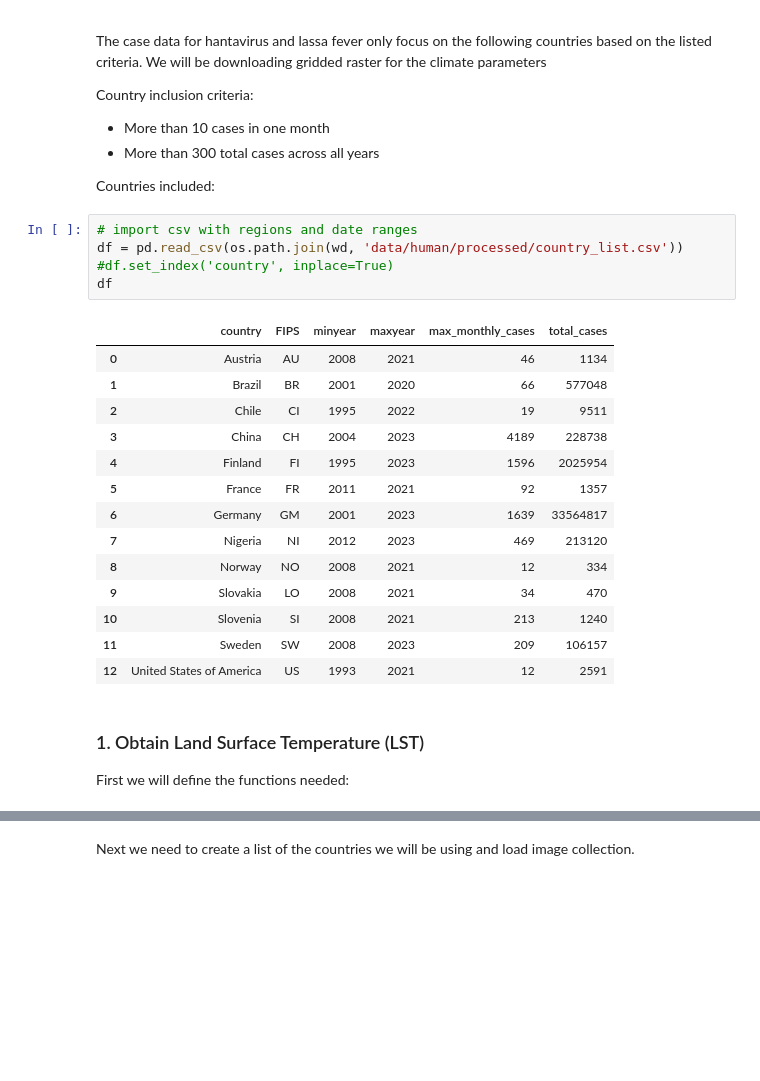
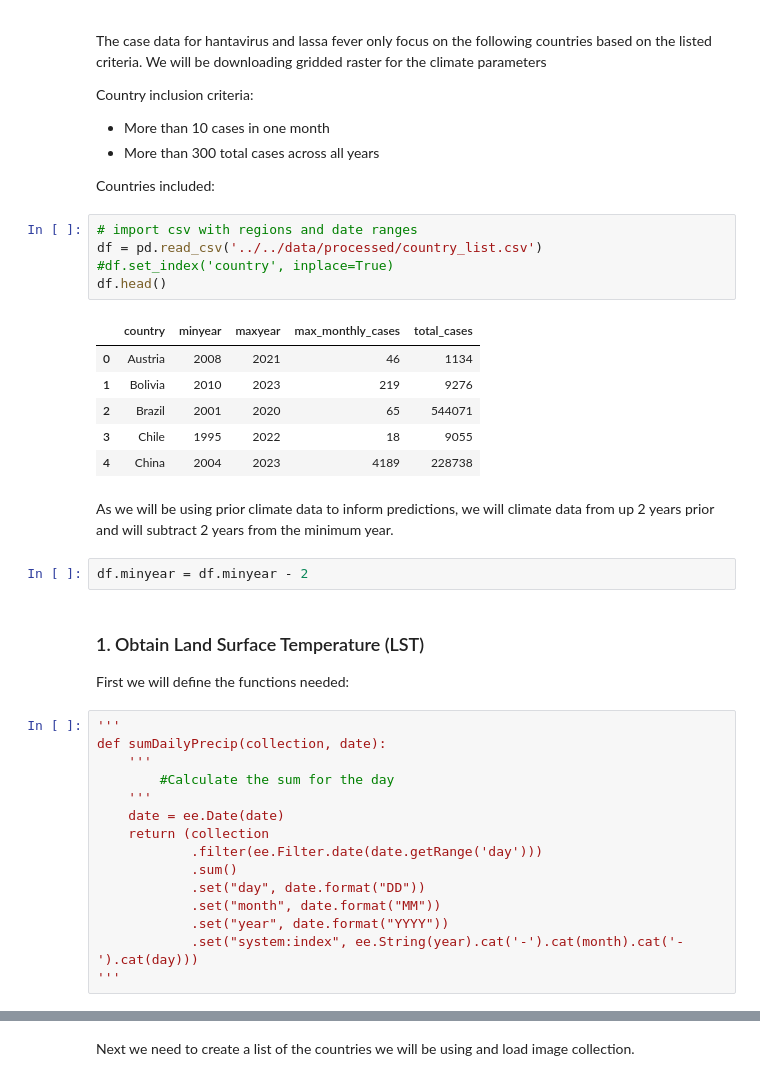
Before and after one commit to nimirz/RBDML, a Jupyter notebook: code/preprocessing/03_GetClimateData.ipynb, the cells around one changed output, grey strips where cells are left out. Drawn from its saved outputs; the diff is of its cells as text; blank space fills up the shorter version.

Commit message:
edited GEE to get GPM precip data

```diff
--- a/code/preprocessing/03_GetClimateData.ipynb
+++ b/code/preprocessing/03_GetClimateData.ipynb
@@ -47,28 +48,39 @@ Country inclusion criteria:
 Countries included:
 # %%
 # import csv with regions and date ranges
-df = pd.read_csv(os.path.join(wd, 'data/human/processed/country_list.csv'))
+df = pd.read_csv('../../data/processed/country_list.csv')
 #df.set_index('country', inplace=True)
-df
+df.head()
 # %% [output]
-|  | country | FIPS | minyear | maxyear | max_monthly_cases | total_cases |
-| 0 | Austria | AU | 2008 | 2021 | 46 | 1134 |
-| 1 | Brazil | BR | 2001 | 2020 | 66 | 577048 |
-| 2 | Chile | CI | 1995 | 2022 | 19 | 9511 |
-| 3 | China | CH | 2004 | 2023 | 4189 | 228738 |
-| 4 | Finland | FI | 1995 | 2023 | 1596 | 2025954 |
-| 5 | France | FR | 2011 | 2021 | 92 | 1357 |
-| 6 | Germany | GM | 2001 | 2023 | 1639 | 33564817 |
-| 7 | Nigeria | NI | 2012 | 2023 | 469 | 213120 |
-| 8 | Norway | NO | 2008 | 2021 | 12 | 334 |
-| 9 | Slovakia | LO | 2008 | 2021 | 34 | 470 |
-| 10 | Slovenia | SI | 2008 | 2021 | 213 | 1240 |
-| 11 | Sweden | SW | 2008 | 2023 | 209 | 106157 |
-| 12 | United States of America | US | 1993 | 2021 | 12 | 2591 |
+|  | country | minyear | maxyear | max_monthly_cases | total_cases |
+| 0 | Austria | 2008 | 2021 | 46 | 1134 |
+| 1 | Bolivia | 2010 | 2023 | 219 | 9276 |
+| 2 | Brazil | 2001 | 2020 | 65 | 544071 |
+| 3 | Chile | 1995 | 2022 | 18 | 9055 |
+| 4 | China | 2004 | 2023 | 4189 | 228738 |
+# %% [markdown]
+As we will be using prior climate data to inform predictions, we will climate data from up 2 years prior and will subtract 2 years from the minimum year.
+# %%
+df.minyear = df.minyear - 2
 # %% [markdown]
 ### 1. Obtain Land Surface Temperature (LST)
 
 First we will define the functions needed:
+# %%
+'''
+def sumDailyPrecip(collection, date):
+    '''
+        #Calculate the sum for the day
+    '''
+    date = ee.Date(date)
+    return (collection
+            .filter(ee.Filter.date(date.getRange('day')))
+            .sum()
+            .set("day", date.format("DD"))
+            .set("month", date.format("MM"))
+            .set("year", date.format("YYYY"))
+            .set("system:index", ee.String(year).cat('-').cat(month).cat('-').cat(day)))
+'''
 # %%
 def scaleAndMask(img):
     '''
```
Also changed, not shown: parts of 11 cells of this notebook, 1 other file.
